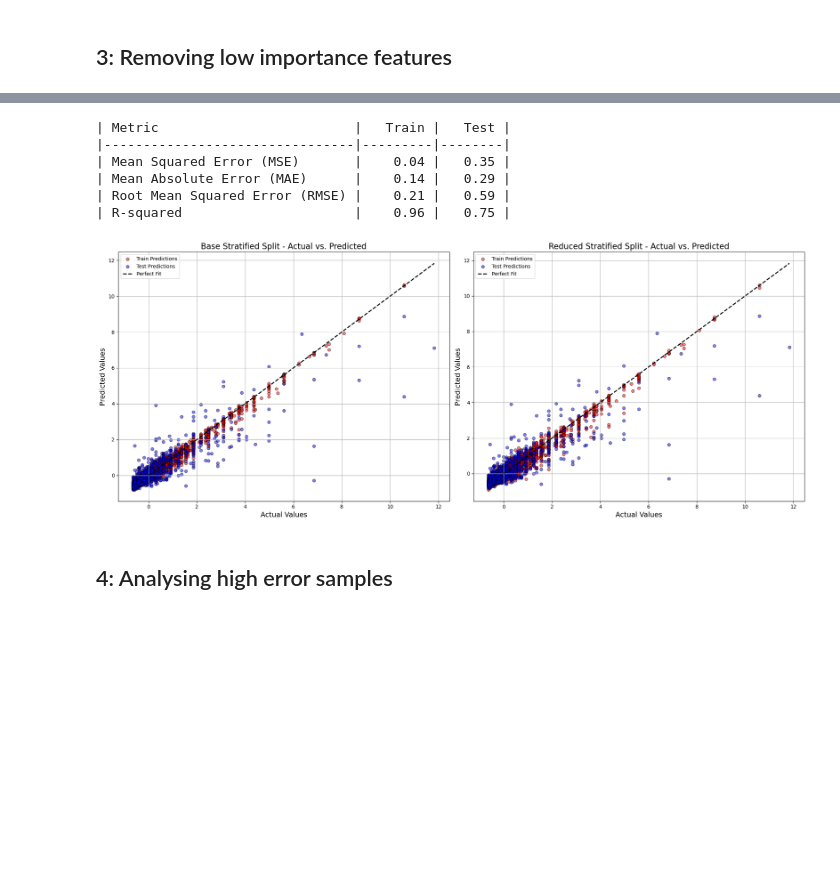
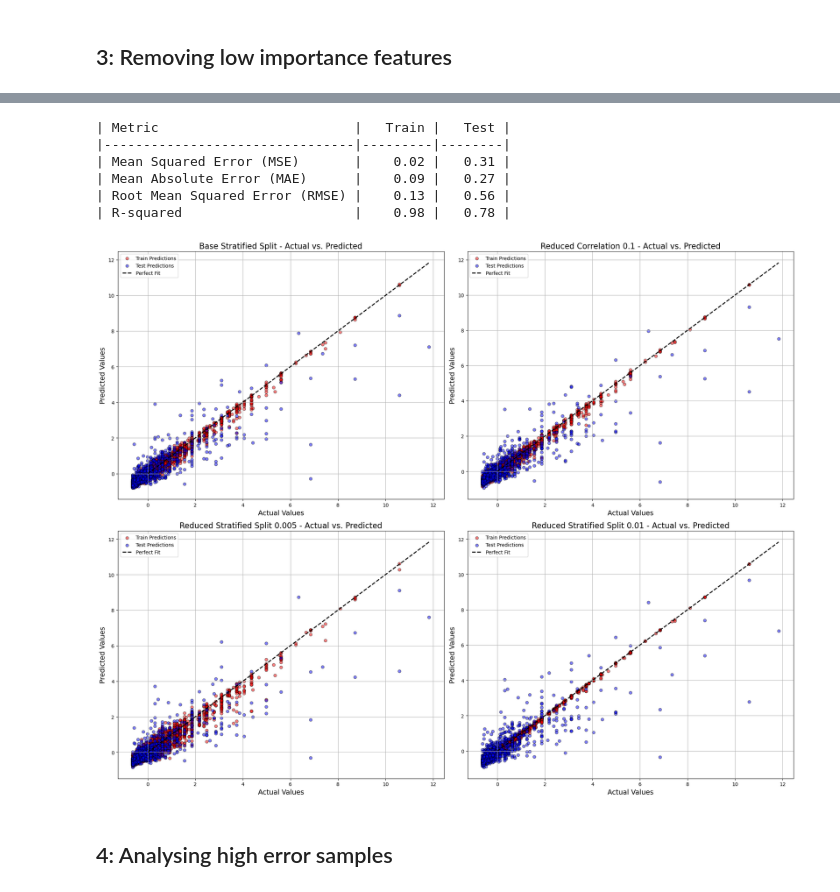
Before and after one commit to samke01/hsaalen-datamining, a Jupyter notebook: Regression/Regression_Modelling_Optimized.ipynb, the cells around one changed output, grey strips where cells are left out. Drawn from its saved outputs; the diff is of its cells as text; code cells hidden in the pictures; blank space fills up the shorter version.

```diff
--- a/Regression/Regression_Modelling_Optimized.ipynb
+++ b/Regression/Regression_Modelling_Optimized.ipynb
@@ -945,15 +1062,21 @@ Reduced dataset shape: (5273, 31) (1319, 31)
+# %%
+# Reduce both datasets to only include important features
+X_train_reduced_corr = X_train_stratified[high_corr_features.tolist()]
+X_test_reduced_corr = X_test_stratified[high_corr_features.tolist()]
 # %%
-reduced_pipeline = create_preprocessing_pipeline()
+corr_reduced_pipeline = create_preprocessing_pipeline()
 # %%
 param_space = {
     'regressor__n_estimators': Integer(200, 1000),
-    'regressor__max_depth': Integer(4, 7),
-    'regressor__learning_rate': Real(0.01, 0.2, 'log-uniform'),
+    'regressor__max_depth': Integer(4, 10),
+    'regressor__learning_rate': Real(0.01, 0.5, 'log-uniform'),
     'regressor__min_samples_split': Integer(2, 8),
     'regressor__min_samples_leaf': Integer(2, 8)
 }
 
-best_params, reduced_obj = perform_bayesian_optimization(reduced_pipeline, X_train_stratified_reduced, y_train_scaled_stratified, param_space, n_iter=64, cv=3, scoring='neg_mean_squared_error')
+corr_best_params, corr_reduced_obj = perform_bayesian_optimization(corr_reduced_pipeline, X_train_reduced_corr, y_train_scaled_stratified, param_space, n_iter=18, cv=3, scoring='neg_mean_squared_error')
+
+write_optimization_results_to_file(corr_best_params, corr_reduced_obj.best_score_, suffix=f'corr_reduced_stratified_{len(X_test_reduced_corr.columns)}.txt')
 # %% [output]
 Fitting 3 folds for each of 1 candidates, totalling 3 fits
 Fitting 3 folds for each of 1 candidates, totalling 3 fits
@@ -983,31 +1122,46 @@ y_train_pred_reduced = reduced_obj.predict(X_train_stratified_reduced)
+# %%
+y_test_pred_corr = corr_reduced_obj.predict(X_test_reduced_corr)
+y_train_pred_corr = corr_reduced_obj.predict(X_train_reduced_corr)
 # %%
-reduced_eval = evaluate_regression_model(y_train_scaled_stratified, y_train_pred_reduced, y_test_scaled_stratified, y_test_pred_reduced)
+eval_corr = evaluate_regression_model(y_train_scaled_stratified, y_train_pred_corr, y_test_scaled_stratified, y_test_pred_corr)
 # %% [output]
 | Metric                         |   Train |   Test |
 |--------------------------------|---------|--------|
-| Mean Squared Error (MSE)       |    0.04 |   0.35 |
-| Mean Absolute Error (MAE)      |    0.14 |   0.29 |
-| Root Mean Squared Error (RMSE) |    0.21 |   0.59 |
-| R-squared                      |    0.96 |   0.75 |
+| Mean Squared Error (MSE)       |    0.02 |   0.31 |
+| Mean Absolute Error (MAE)      |    0.09 |   0.27 |
+| Root Mean Squared Error (RMSE) |    0.13 |   0.56 |
+| R-squared                      |    0.98 |   0.78 |
 # %%
 models = {
     "Base Stratified Split": {
         "y_train": y_train_scaled_stratified,
         "y_train_pred": y_train_stratified_pred,
         "y_test": y_test_scaled_stratified,
         "y_test_pred": y_test_stratified_pred,
     },
-    "Reduced Stratified Split": {
+    "Reduced Correlation 0.1": {
         "y_train": y_train_scaled_stratified,
-        "y_train_pred": y_train_pred_reduced,
+        "y_train_pred": y_train_pred_corr,
         "y_test": y_test_scaled_stratified,
-        "y_test_pred": y_test_stratified_pred,
+        "y_test_pred": y_test_pred_corr
+    },
+    "Reduced Stratified Split 0.005": {
+        "y_train": y_train_scaled_stratified,
+        "y_train_pred": y_train_pred_005,
+        "y_test": y_test_scaled_stratified,
+        "y_test_pred": y_test_pred_005,
+    },
+    "Reduced Stratified Split 0.01": {
+        "y_train": y_train_scaled_stratified,
+        "y_train_pred": y_train_pred_01,
+        "y_test": y_test_scaled_stratified,
+        "y_test_pred": y_test_pred_01,
     }
 }
 
 compare_model_predictions(models)
 # %% [output]
-[figure, old version]
+[figure, new version]
 # %% [markdown]
 ## 4: Analysing high error samples <a name = "fourth"></a>
 # %%
```
Also changed, not shown: parts of 64 cells of this notebook, 8 other files.
